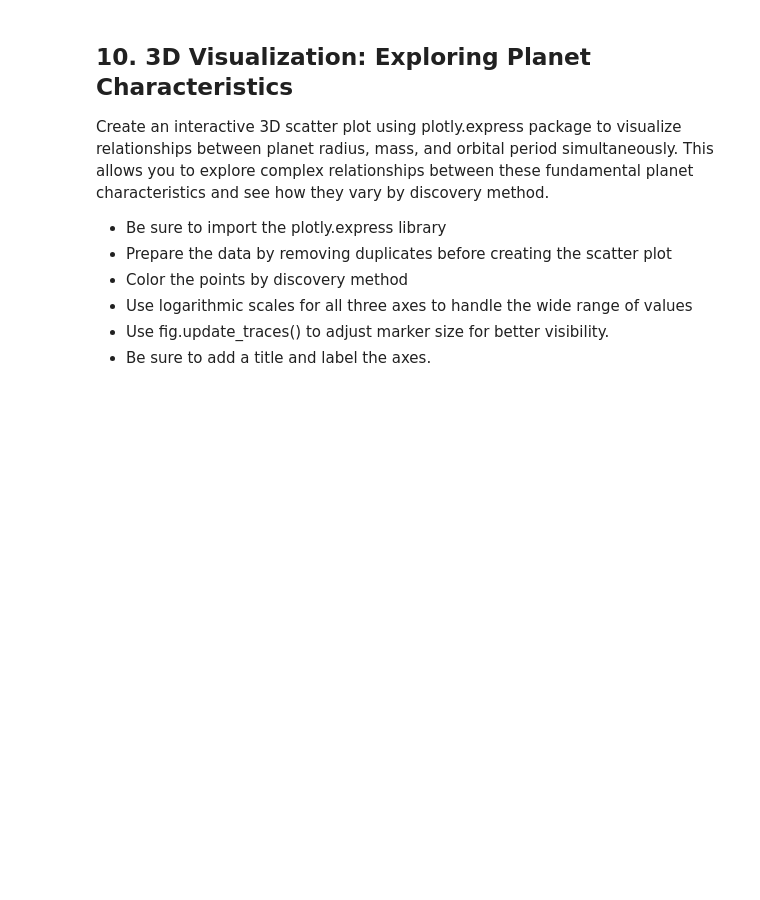
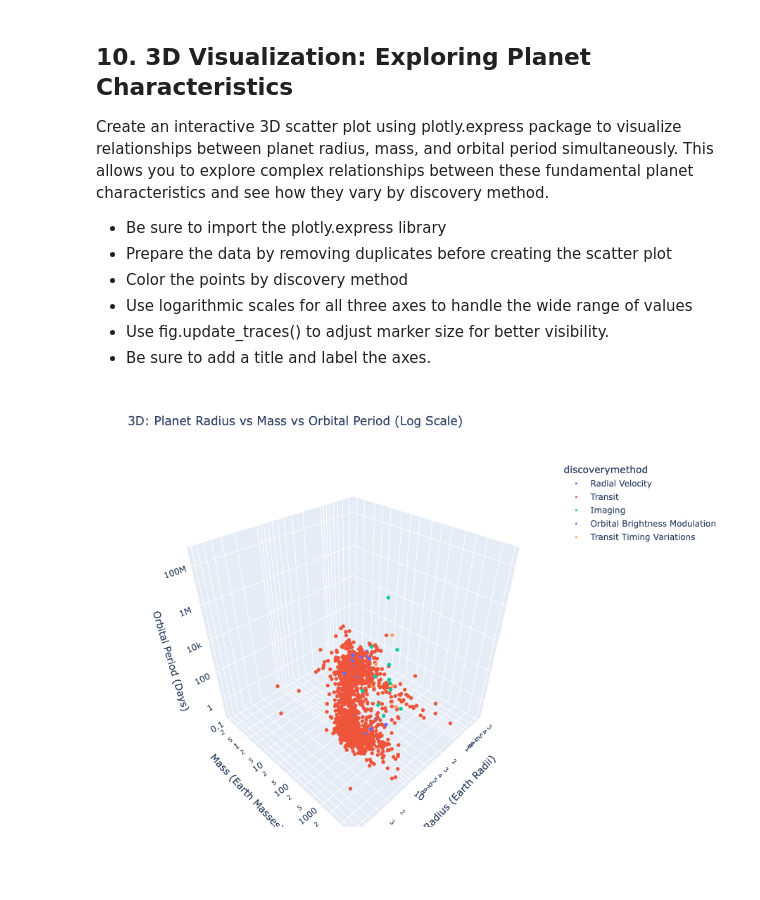
Before and after one commit to udacity/cd0024-project-starter, a Jupyter notebook: starter/Project.ipynb, the cells around one changed output. Cells and saved outputs as stored; diff of their text form; code cells hidden in the pictures; blank space fills up the shorter version.

```diff
--- a/starter/Project.ipynb
+++ b/starter/Project.ipynb
@@ -272,3 +530,28 @@ Create an interactive 3D scatter plot using plotly.express package to visualize
 - Be sure to add a title and label the axes.
 # %%
 #TODO: Create Interactive Plot in plotly.express
+# Interactive 3D scatter plot using plotly.express
+import plotly.express as px
+
+# Prepare data: drop NaN and duplicates (per instructions)
+plot_df = df[['pl_rade', 'pl_bmasse', 'pl_orbper', 'discoverymethod', 'pl_name']].dropna().drop_duplicates()
+
+fig = px.scatter_3d(
+  plot_df,
+  x='pl_rade', y='pl_bmasse', z='pl_orbper',
+  color='discoverymethod',
+  hover_name='pl_name',
+  log_x=True, log_y=True, log_z=True,
+  title='3D: Planet Radius vs Mass vs Orbital Period (Log Scale)',
+  labels={
+      'pl_rade': 'Radius (Earth Radii)',
+      'pl_bmasse': 'Mass (Earth Masses)',
+      'pl_orbper': 'Orbital Period (Days)'
+  }
+)
+
+fig.update_traces(marker=dict(size=3))
+fig.update_layout(width=900, height=700)
+fig.show()
+# %% [output]
+[figure, added]
```
Also changed, not shown: parts of 18 cells of this notebook, 6 other files.
